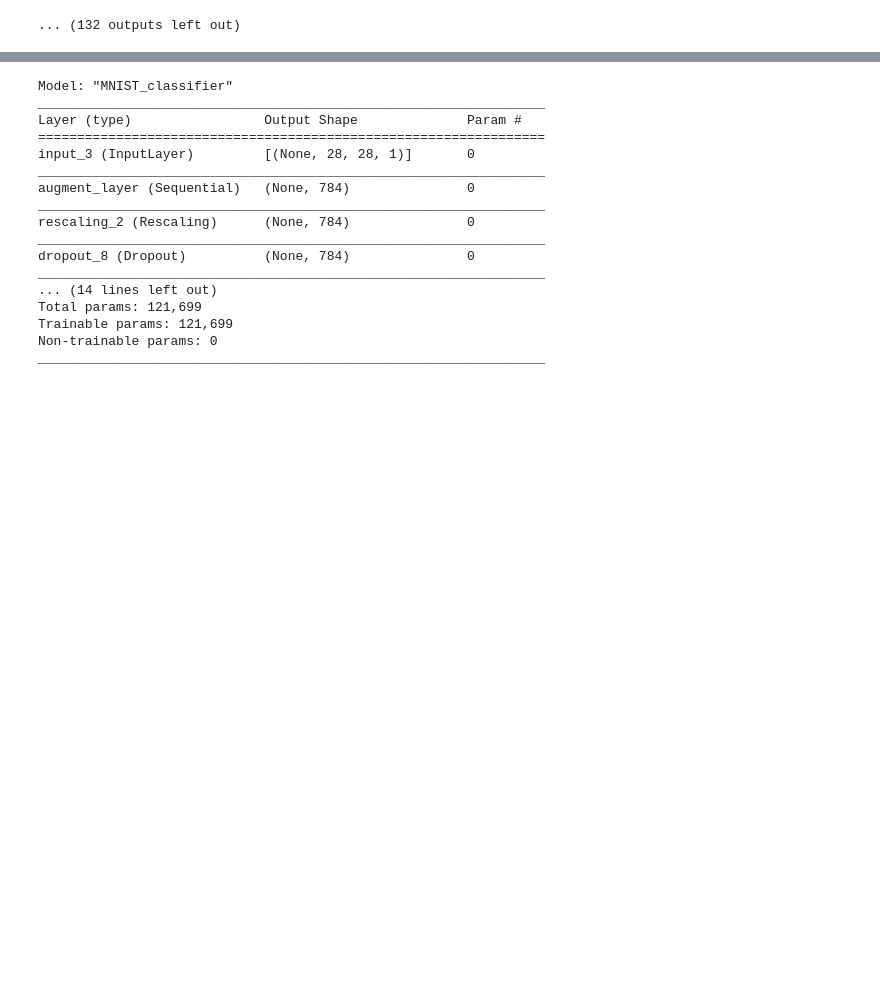
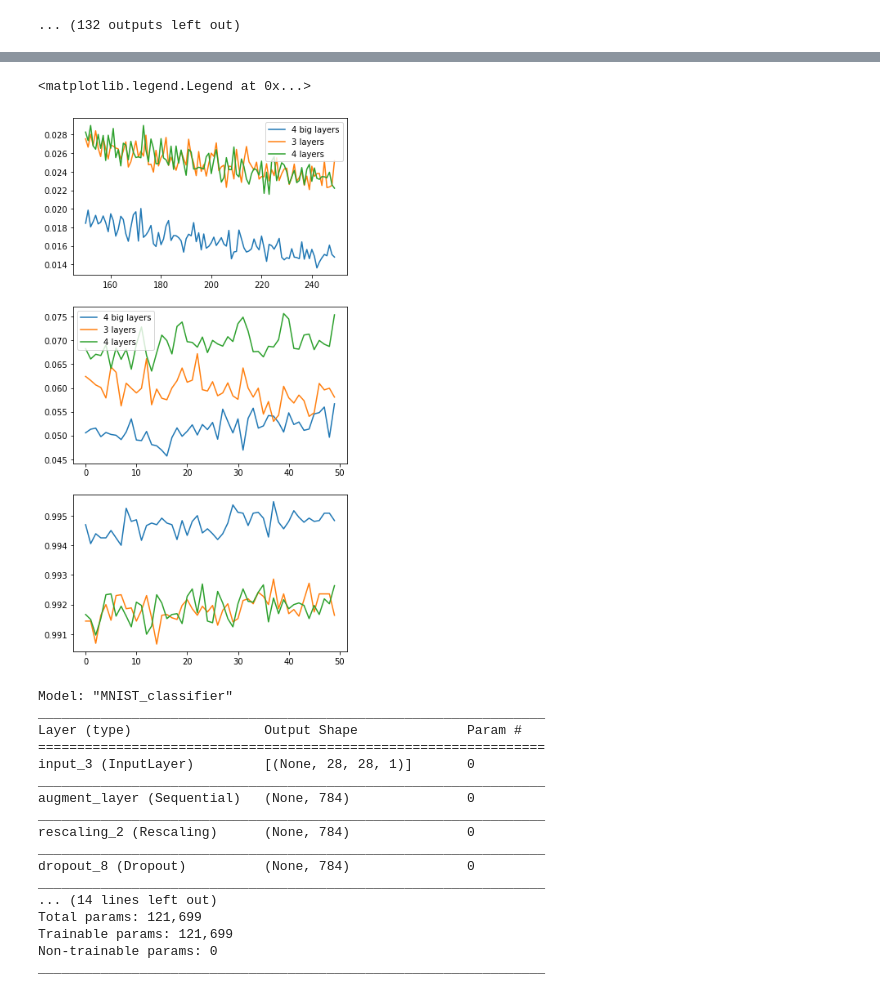
Before and after one commit to philosofool/learning, a Jupyter notebook: tf_keras/hyperparameter_tuning.ipynb, the cells around one changed output, grey strips where cells are left out. Drawn from its saved outputs; the diff is of its cells as text; code cells hidden in the pictures; blank space fills up the shorter version.

```diff
--- a/tf_keras/hyperparameter_tuning.ipynb
+++ b/tf_keras/hyperparameter_tuning.ipynb
@@ -260,4 +280,6 @@ Function call stack:
 # %%
+fit_hp = kt.HyperParameters()
+fit_hp.Fixed('learning_rate', .002)
 fit_hp.Fixed('num_layers', 3)
 model_3l = model_builder(fit_hp)
 #model_2l.summary()
@@ -266,8 +288,8 @@ model_3l = model_builder(fit_hp)
 
 history_l3 = model_3l.fit(X_train,
                 y_train,
-                epochs = 150,
+                epochs = 250,
                 batch_size = 64,
-                callbacks = [scheduled_lr, clear_output],
+                callbacks = [scheduled_lr],
                 validation_data = (X_dev, y_dev),
-                verbose = 0)
+                verbose = 2)
@@ -273,0 +365,16 @@ history_l3 = model_3l.fit(X_train,
+# %%
+fit_hp = kt.HyperParameters()
+fit_hp.Fixed('learning_rate', .0015)
+fit_hp.Fixed('num_layers', 4)
+fit_hp.Fixed('units_l1', 160)
+fit_hp.Fixed('units_l2', 120)
+fit_hp.Fixed('units_l4', 50)
+model_4l_lrg = model_builder(fit_hp)
+model_4l.summary()
+history_l4_lrg = model_4l_lrg.fit(X_train,
+                y_train,
+                epochs = 250,
+                batch_size = 64,
+                callbacks = [scheduled_lr],
+                validation_data = (X_dev, y_dev),
+                verbose = 2)
@@ -274,3 +399,27 @@ history_l3 = model_3l.fit(X_train,
+# %%
+fig, ax = plt.subplots(3,1)
+fig.set_size_inches(6,12)
+start_epoch = 150
+ax[0].plot(np.arange(start_epoch,250),
+                    history_l4_lrg.history['loss'][start_epoch:],
+                    label='4 big layers')
+ax[0].plot(np.arange(start_epoch,250),
+                    history_l3.history['loss'][start_epoch:],
+                    label='3 layers')
+ax[0].plot(np.arange(start_epoch,250),
+                    history_l4.history['loss'][start_epoch:],
+                    label='4 layers')
+ax[1].plot(np.arange(0,50), history_l4_lrg.history['val_loss'][-50:], label='4 big layers')
+ax[1].plot(np.arange(0,50), history_l3.history['val_loss'][-50:], label='3 layers')
+ax[1].plot(np.arange(0,50), history_l4.history['val_loss'][-50:], label='4 layers')
+ax[2].plot(np.arange(0,50), history_l4_lrg.history['acc'][-50:], label='4 big layers')
+ax[2].plot(np.arange(0,50), history_l3.history['acc'][-50:], label='3 layers')
+ax[2].plot(np.arange(0,50), history_l4.history['acc'][-50:], label='4 layers')
+ax[0].legend()
+ax[1].legend()
+# %% [output]
+<matplotlib.legend.Legend at 0x...>
+[figure, added]
 # %%
 hp = kt.HyperParameters()
 hp.Float('learning_rate',
```
Also changed, not shown: parts of 9 cells of this notebook.
